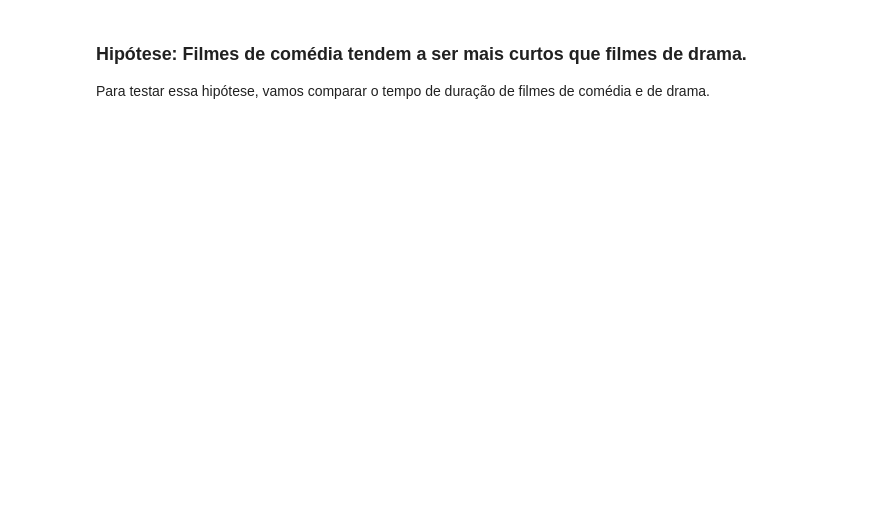
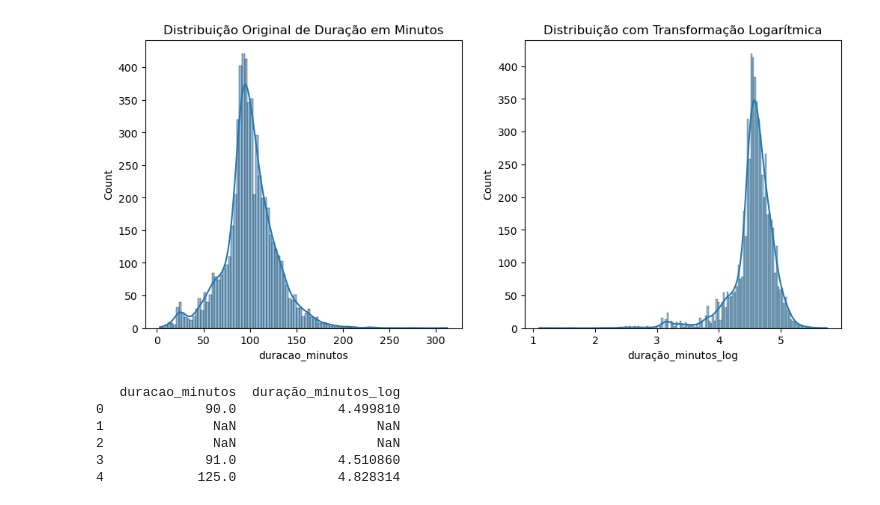
Before and after one commit to Guilherme-07062002/analise-de-dados, a Jupyter notebook: netflix.ipynb, the cells around one changed output. Drawn from its saved outputs; the diff is of its cells as text; code cells hidden in the pictures; blank space fills up the shorter version.

Commit message:
feat: organização e transformação logarítmica

```diff
--- a/netflix.ipynb
+++ b/netflix.ipynb
@@ -154,23 +52,0 @@ print(df[['duracao', 'duracao_minutos', 'temporadas']].head())
-# %%
-import matplotlib.pyplot as plt
-import seaborn as sns
-
-# Ajustar o estilo do gráfico para melhorar a visualização
-sns.set(style="whitegrid")
-
-# Configurar a figura e os subplots
-fig, axes = plt.subplots(1, 2, figsize=(15, 6))
-
-# Boxplot para a coluna `duracao_minutos` (filmes)
-sns.boxplot(data=df, x='duracao_minutos', ax=axes[0])
-axes[0].set_title('Outliers de Duração em Minutos (Filmes)')
-axes[0].set_xlabel('Duração em Minutos')
-
-# Boxplot para a coluna `temporadas` (séries)
-sns.boxplot(data=df, x='temporadas', ax=axes[1])
-axes[1].set_title('Outliers de Temporadas (Séries)')
-axes[1].set_xlabel('Número de Temporadas')
-
-# Exibir o gráfico
-plt.tight_layout()
-plt.show()
@@ -179,8 +67,29 @@ plt.show()
+# %%
+# Aplicar a transformação logarítmica na coluna 'duração_minutos'
+df['duração_minutos_log'] = np.log(df['duracao_minutos'].replace(0, np.nan))  # Evita log de 0
+
+# Comparar antes e depois
+plt.figure(figsize=(12, 5))
+plt.subplot(1, 2, 1)
+sns.histplot(df['duracao_minutos'].dropna(), kde=True)
+plt.title('Distribuição Original de Duração em Minutos')
+
+plt.subplot(1, 2, 2)
+sns.histplot(df['duração_minutos_log'].dropna(), kde=True)
+plt.title('Distribuição com Transformação Logarítmica')
+
+plt.show()
+
+print(df[['duracao_minutos', 'duração_minutos_log']].head())
+# %% [output]
+[figure, added]
+   duracao_minutos  duração_minutos_log
+0             90.0             4.499810
+1              NaN                  NaN
+2              NaN                  NaN
+3             91.0             4.510860
+4            125.0             4.828314
 # %%
 # Importação para CSV
 
 df.to_csv('netflix-cleaned.csv', index=False)
-# %% [markdown]
-### Hipótese: Filmes de comédia tendem a ser mais curtos que filmes de drama.
-
-Para testar essa hipótese, vamos comparar o tempo de duração de filmes de comédia e de drama.
```
Also changed, not shown: parts of 18 cells of this notebook, 3 other files.
